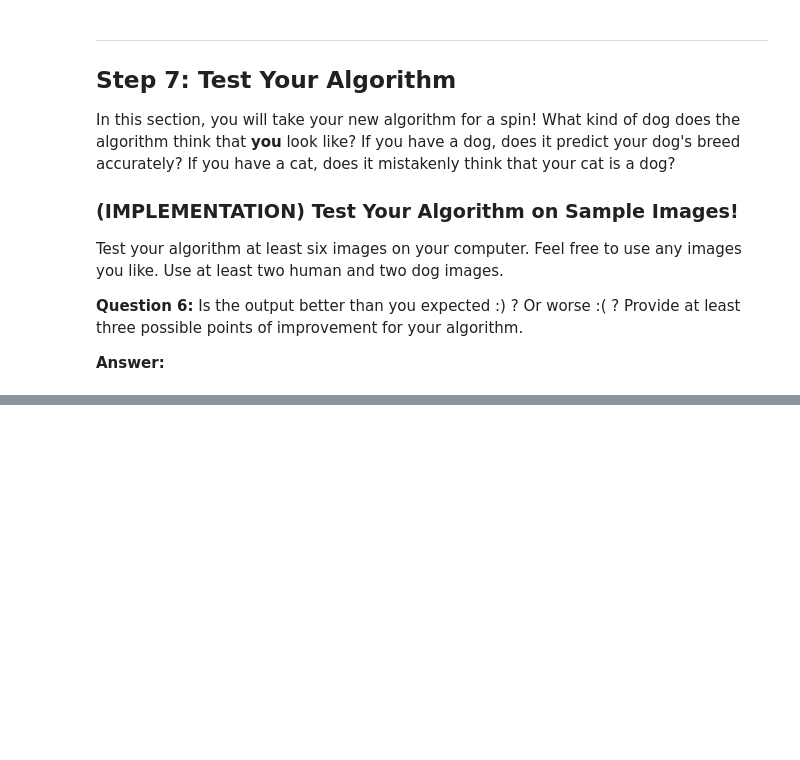
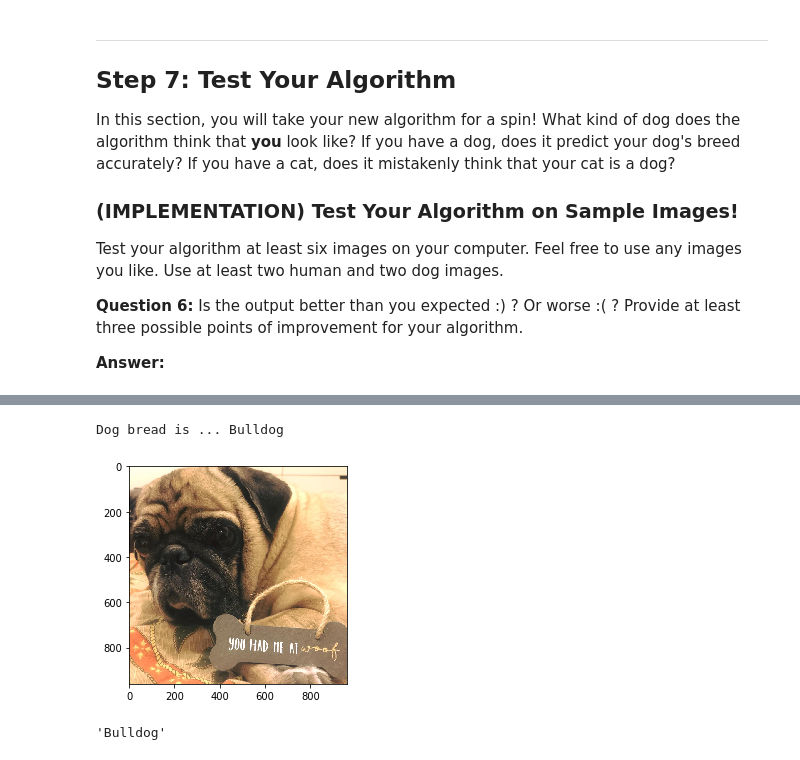
Before and after one commit to tedscfang/udacity-ai-nanodegree, a Jupyter notebook: CNN/dog-project/dog_app.ipynb, the cells around one changed output, grey strips where cells are left out. Saved outputs shown, nothing was run; the diff lists cells and outputs as text; code cells hidden in the pictures; blank space fills up the shorter version.

```diff
--- a/CNN/dog-project/dog_app.ipynb
+++ b/CNN/dog-project/dog_app.ipynb
@@ -763,0 +760,7 @@ Dog bread is ... Japanese_chin
+# %%
+img_path = 'image_to_test/pozai.jpg'
+predict_dog_breed(img_path)
+# %% [output]
+Dog bread is ... Bulldog
+[figure, added]
+'Bulldog'
```
Also changed, not shown: parts of 11 cells of this notebook, 7 other files.
